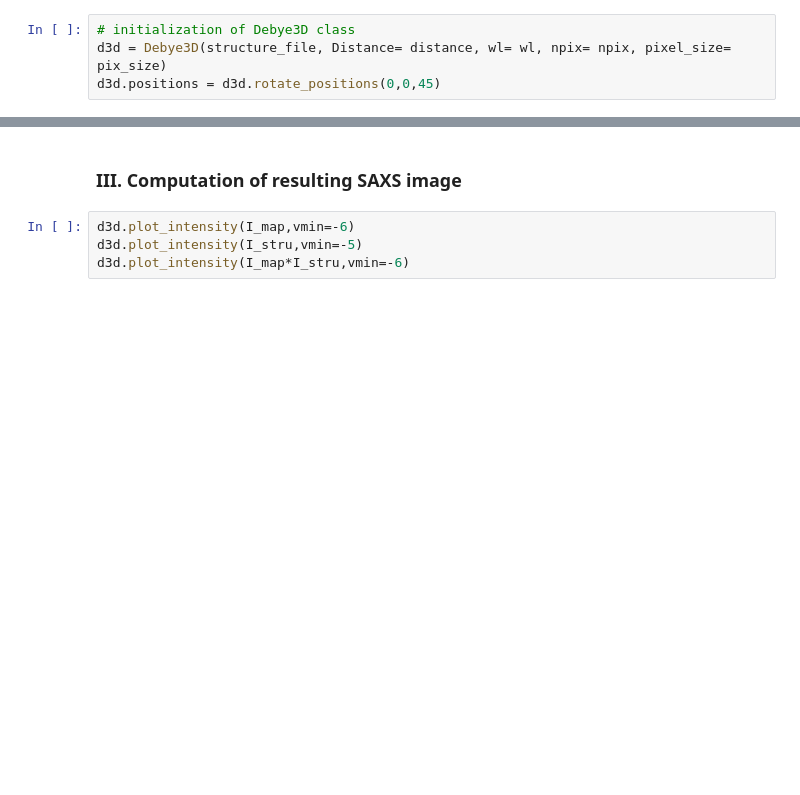
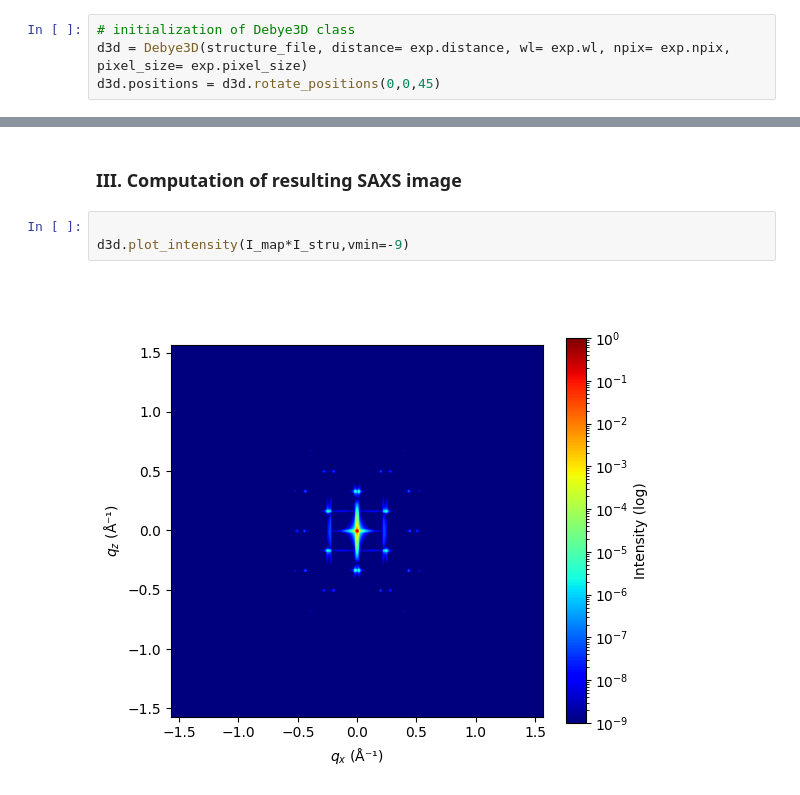
Before and after one commit to nicoratel/Debye3D, a Jupyter notebook: Debye3D_spherical_particles.ipynb, the cells around one changed output, grey strips where cells are left out. Drawn from its saved outputs; the diff is of its cells as text; blank space fills up the shorter version.

```diff
--- a/Debye3D_spherical_particles.ipynb
+++ b/Debye3D_spherical_particles.ipynb
@@ -163,5 +165,5 @@ We will use the method rotate_positions implemented in Debye3D class.
 By default the zone axis is 010. We therefore perform a single rotation of 45° each around z to get 110 zone axis.
 # %%
 # initialization of Debye3D class
-d3d = Debye3D(structure_file, Distance= distance, wl= wl, npix= npix, pixel_size= pix_size)
+d3d = Debye3D(structure_file, distance= exp.distance, wl= exp.wl, npix= exp.npix, pixel_size= exp.pixel_size)
 d3d.positions = d3d.rotate_positions(0,0,45)
@@ -174,6 +194,7 @@ d3d.plot_intensity(I_stru,vmin=-6)
 # %% [markdown]
 ### III. Computation of resulting SAXS image
-# %%
-d3d.plot_intensity(I_map,vmin=-6)
-d3d.plot_intensity(I_stru,vmin=-5)
-d3d.plot_intensity(I_map*I_stru,vmin=-6)
+# %%
+
+d3d.plot_intensity(I_map*I_stru,vmin=-9)
+# %% [output]
+[figure, added]
```
Also changed, not shown: parts of 5 cells of this notebook.
